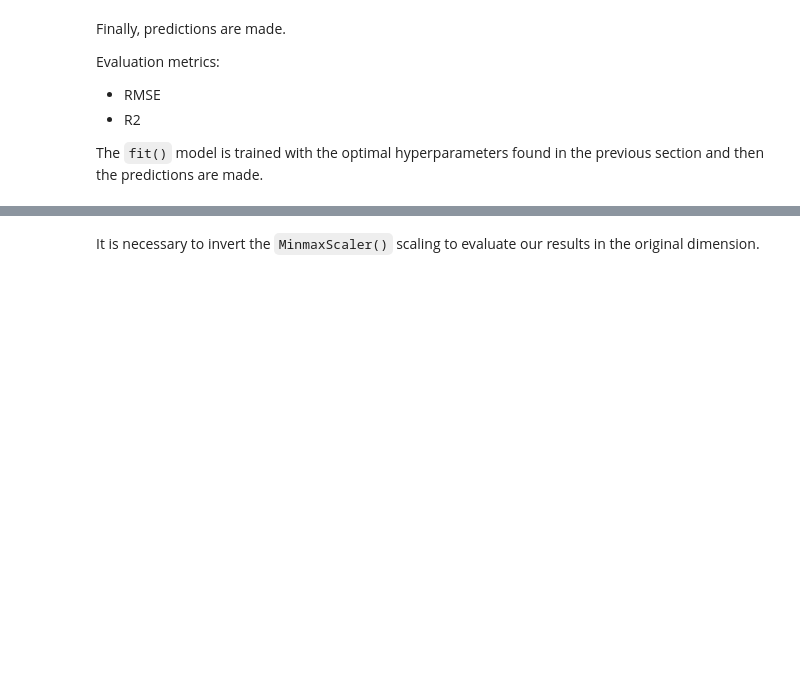
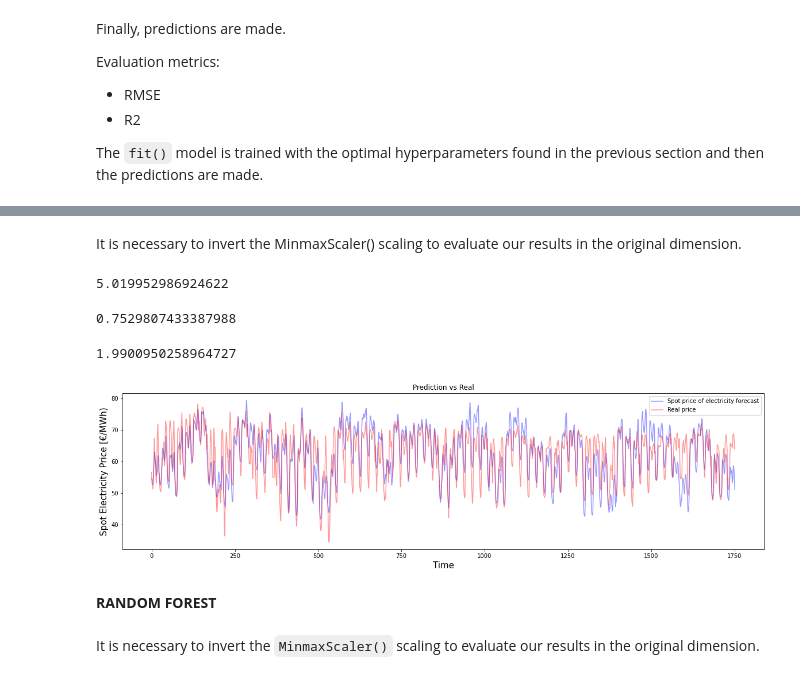
Before and after one commit to panditpunit/Data-science-for-energy-application-project, a Jupyter notebook: PROJECT/Final_project.ipynb, the cells around one changed output, grey strips where cells are left out. Saved outputs shown, nothing was run; the diff lists cells and outputs as text; code cells hidden in the pictures; blank space fills up the shorter version.

```diff
--- a/PROJECT/Final_project.ipynb
+++ b/PROJECT/Final_project.ipynb
@@ -598,3 +668,52 @@ The ``fit()`` model is trained with the optimal hyperparameters found in the pre
+# %%
+final_model = MLPRegressor(hidden_layer_sizes= (100,), activation='logistic', solver='lbfgs',alpha =5e-05)
+final_model.fit(X_train,y_train)  # Model training
+y_predict = final_model.predict(X_test)  # Prediction calculation
+# %% [markdown]
+It is necessary to invert the MinmaxScaler() scaling to evaluate our results in the original dimension.
+# %%
+import math
+import numpy as np
+from sklearn.metrics import mean_squared_error,r2_score, mean_absolute_error
+
+
+# Invert the scaling and plot the results
+y_test_unsc = np.reshape(y_test, (len(y_test), 1))
+y_test_inv = scaler_y.inverse_transform(y_test_unsc)
+
+y_predict_uns = np.reshape(y_predict, (len(y_predict), 1))
+y_predict_inv = scaler_y.inverse_transform(y_predict_uns)
+# %%
+# Error RMSE de test
+math.sqrt(mean_squared_error(y_test_inv, y_predict_inv))
+# %% [output]
+5.019952986924622
+# %%
+# R2 (coefficient of determination) regression score from test
+math.sqrt(r2_score(y_test_inv, y_predict_inv))
+# %% [output]
+0.7529807433387988
+# %%
+# Error MAE from test
+math.sqrt(mean_absolute_error(y_test_inv, y_predict_inv))
+# %% [output]
+1.9900950258964727
+# %%
+# Plot y_predict vs y_test
+
+x = range(len(y_predict_inv))
+plt.figure(figsize=(20,5))
+plt.xlabel('Time', size=15)
+plt.ylabel('Spot Electricity Price [€/MWh)', size=15)
+plt.plot(x, y_predict_inv, alpha=0.4, color='blue', label='Spot price of electricity forecast')
+plt.plot(x, y_test_inv, alpha=0.4, color='red',  label='Real price')
+plt.title('Prediction vs Real')
+plt.legend()
+plt.show()
+# %% [output]
+[figure, added]
+# %% [markdown]
+**RANDOM FOREST**
 # %%
 final_model = RandomForestRegressor(n_estimators=1000, max_depth=None)
 final_model.fit(X_train,y_train)  # Model training
```
Also changed, not shown: parts of 8 cells of this notebook.
